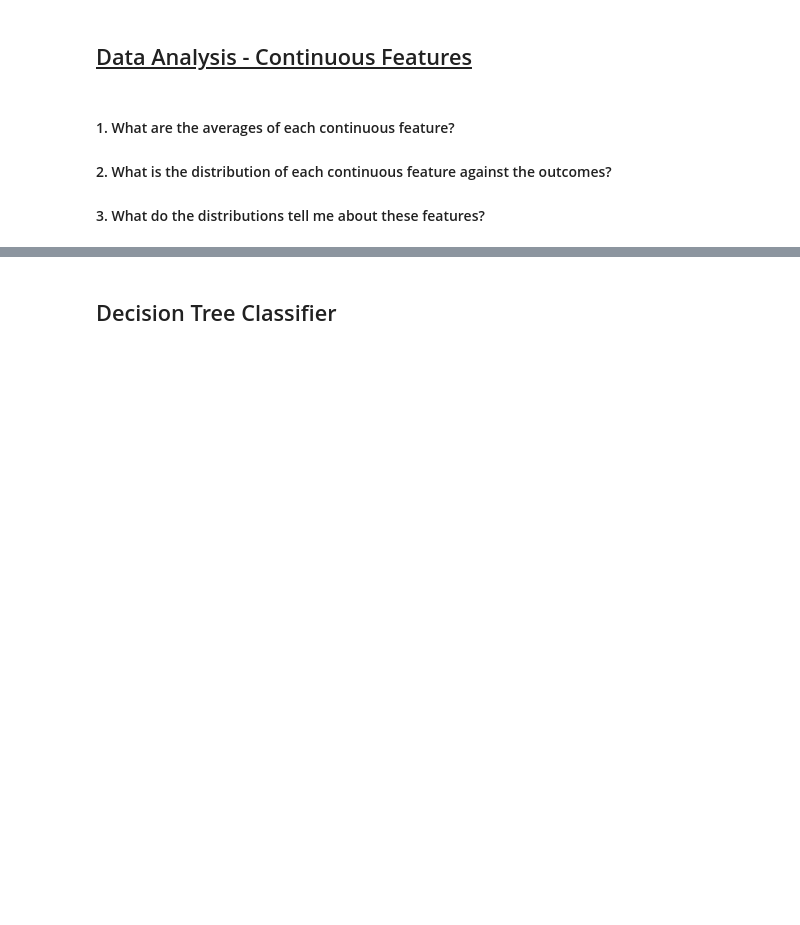
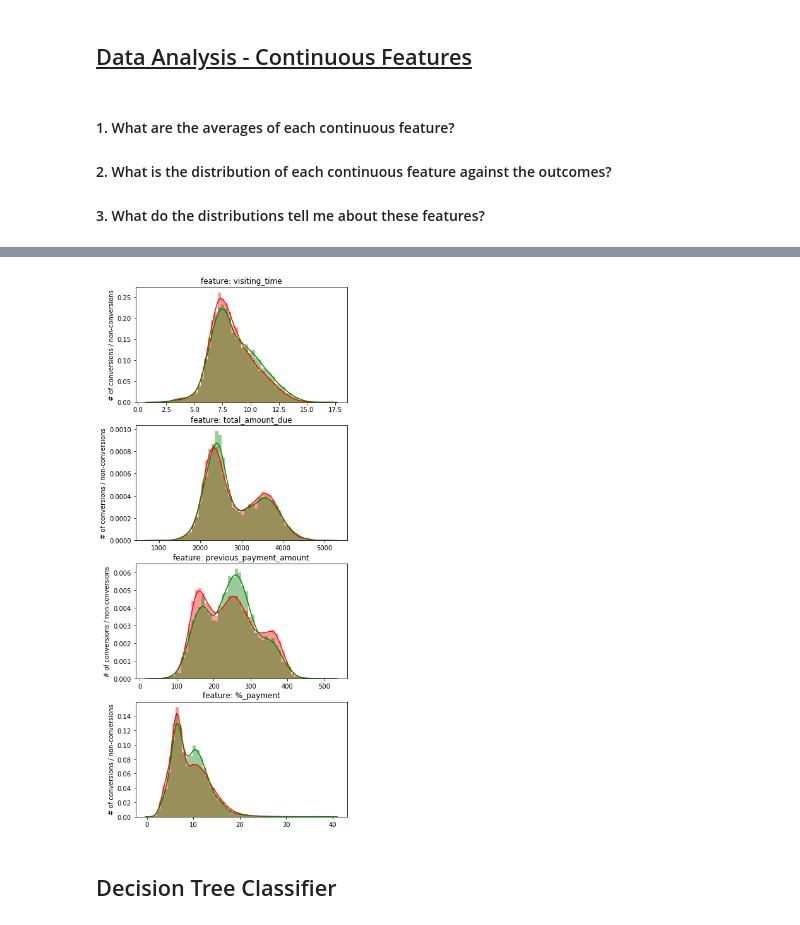
Before and after one commit to bnonni/Python, a Jupyter notebook: 4_Machine_Learning/REPAY_Marketing_Campaign/REPAY_Marketing_Campaign.ipynb, the cells around one changed output, grey strips where cells are left out. Drawn from its saved outputs; the diff is of its cells as text; code cells hidden in the pictures; blank space fills up the shorter version.

```diff
--- a/4_Machine_Learning/REPAY_Marketing_Campaign/REPAY_Marketing_Campaign.ipynb
+++ b/4_Machine_Learning/REPAY_Marketing_Campaign/REPAY_Marketing_Campaign.ipynb
@@ -207,17 +319,19 @@ for x in continuous:
 # %%
 import seaborn as sns
 import matplotlib.gridspec as gridspec
 
 gs = gridspec.GridSpec(28, 1)
 plt.figure(figsize=(6,28*4))
 for i, col in enumerate(viz_df[viz_df.iloc[:,0:4].columns]):
-#     ax5 = plt.subplot(gs[i])
+    ax5 = plt.subplot(gs[i])
     sns.distplot(viz_df[col][viz_df.converted == 0], kde=True, bins=50, color='r')
     sns.distplot(viz_df[col][viz_df.converted == 1], kde=True, bins=50, color='g')
     ax5.set_xlabel('')
     ax5.set_ylabel('# of conversions / non-conversions')
     ax5.set_title('feature: ' + str(col))
 plt.show()
+# %% [output]
+[figure, added]
 # %% [markdown]
 ## Decision Tree Classifier
 # %% [markdown]
```
Also changed, not shown: parts of 12 cells of this notebook, 3 other files.
